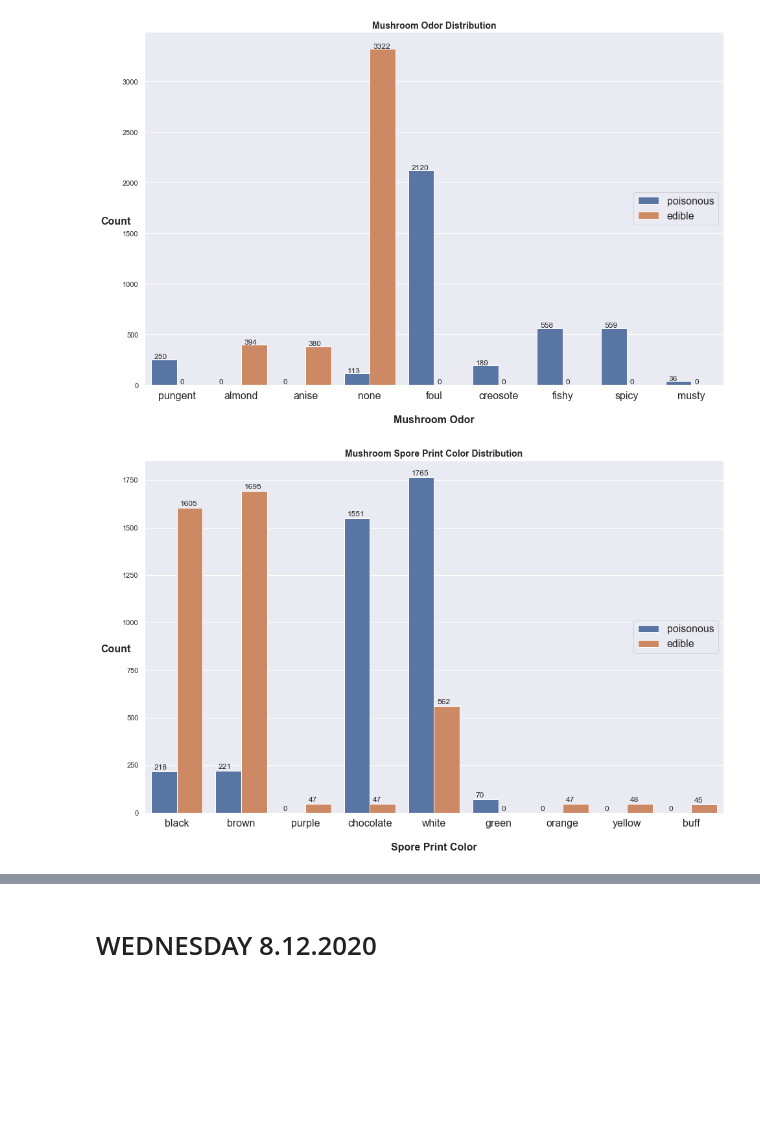
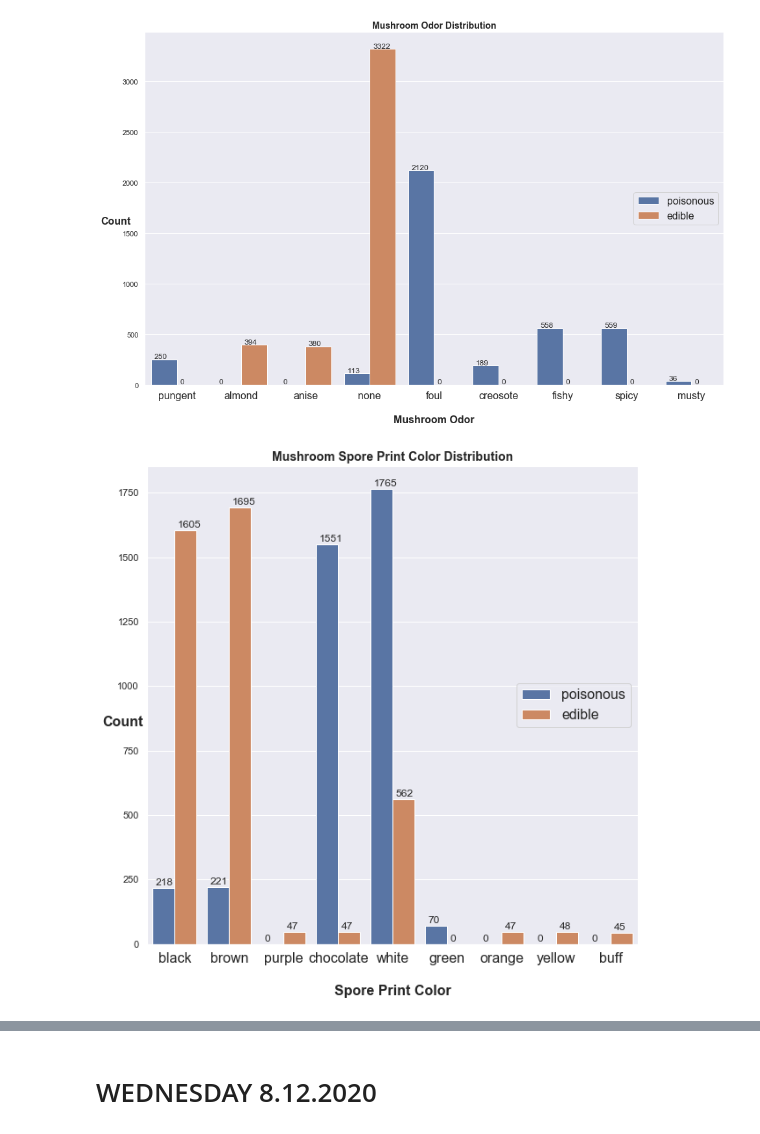
Before and after one commit to csun-data-science-bootcamp-20/Group9, a Jupyter notebook: Mushrooms.ipynb, the cells around one changed output, grey strips where cells are left out. Saved outputs shown, nothing was run; the diff lists cells and outputs as text; code cells hidden in the pictures; blank space fills up the shorter version.

```diff
--- a/Mushrooms.ipynb
+++ b/Mushrooms.ipynb
@@ -408,6 +408,7 @@ memory usage: 711.8 KB
 # %%
 p = sns.heatmap(data_copy.corr(), annot=True,annot_kws={'size':10})
 sns.set(rc={'figure.figsize':(20,20)})
-p.set_xticklabels(rotation = 50,labels = list(data_copy.columns))
+sns.set(font_scale=1.8)
+p.set_xticklabels(labels = list(data_copy.columns))
 plt.show()
 # %% [output]
@@ -856,7 +857,7 @@ plt.show()
 gill_color_distr = pd.DataFrame(data.groupby(['gill-color','class']).size(), columns=["Total"])
 # %%
 sns.set(rc={'figure.figsize':(16,10)})
-ax=sns.countplot(x='cap-color',hue='class',data=data)
+ax=sns.countplot(x='gill-color',hue='class',data=data)
 for p in ax.patches:
     patch_height = p.get_height()
     if np.isnan(patch_height):
@@ -1540,20 +1541,20 @@ plt.show()
 # %% [output]
 [figure]
 # %%
-sns.set(rc={'figure.figsize':(16,10)})
+sns.set(rc={'figure.figsize':(10,10)})
 ax=sns.countplot(x='spore-print-color',hue='class',data=data)
 for p in ax.patches:
     patch_height = p.get_height()
     if np.isnan(patch_height):
         patch_height = 0
     ax.annotate('{}'.format(int(patch_height)), (p.get_x()+0.05, patch_height+10), xycoords ='data')
 ax.set_xticklabels(ax.get_xticklabels(),fontsize=16)
 plt.xlabel("\nSpore Print Color",fontsize=16,weight='bold')
 plt.ylabel("Count",fontsize=16, rotation=0,weight='bold')
 ax.yaxis.set_label_coords(-0.05,0.45)
 plt.title('Mushroom Spore Print Color Distribution', weight='bold', size=14)
 plt.legend(loc='right',fontsize=16)
 plt.show()
 # %% [output]
-[figure, old version]
+[figure, new version]
 # %%
```
Also changed, not shown: parts of 48 cells of this notebook.
